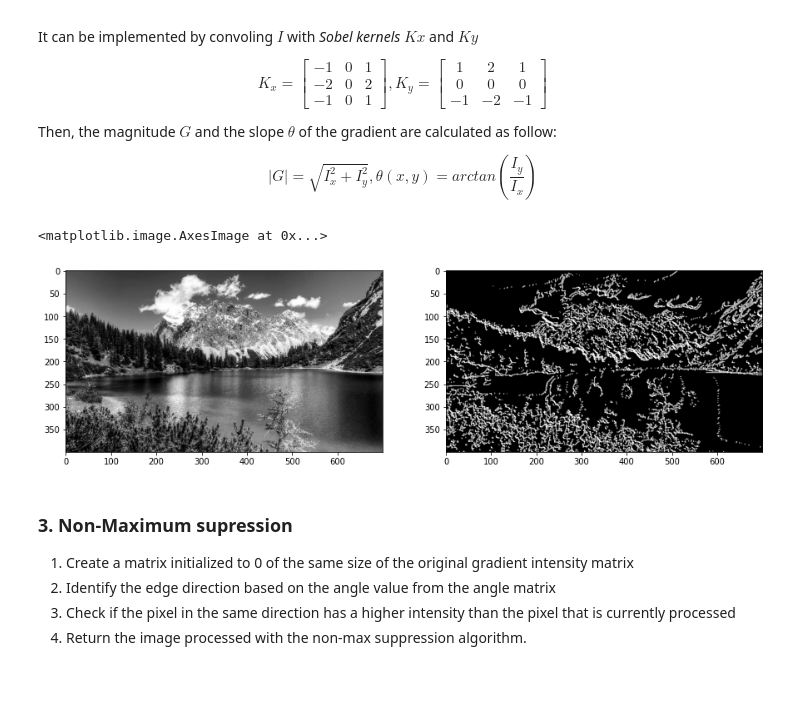
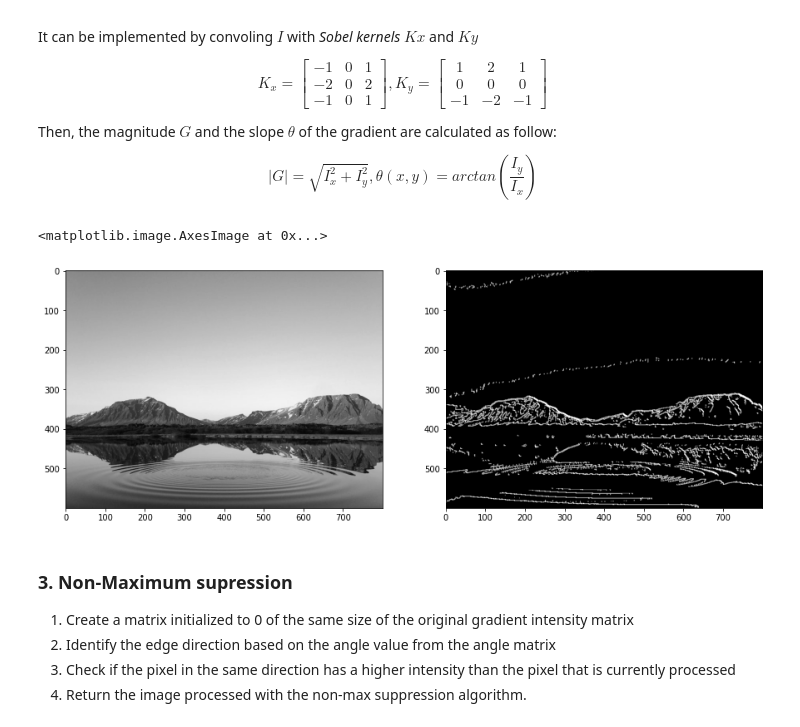
Before and after one commit to RodrigoRoman/machine_learning, a Jupyter notebook: 3_sobel_canny_edge_detection.ipynb, the cells around one changed output. Saved outputs shown, nothing was run; the diff lists cells and outputs as text; code cells hidden in the pictures; blank space fills up the shorter version.

```diff
--- a/3_sobel_canny_edge_detection.ipynb
+++ b/3_sobel_canny_edge_detection.ipynb
@@ -85,7 +90,7 @@ Steps:
 
 **Pre-requisite:** Convert the image to grayscale before algorithm.
 # %%
-img = cv2.imread('data/image.jpg')
+img = cv2.imread('mountains.jpg')
 
 img_color = cv2.cvtColor(img, cv2.COLOR_BGR2RGB)
 img_gray = cv2.cvtColor(img, cv2.COLOR_BGR2GRAY)
@@ -174,21 +179,26 @@ def sobel_filters(img):
     Iy = ndimage.filters.convolve(img, Ky)
 
     G = np.hypot(Ix, Iy)
-    G = G / G.max() * 255
+    div_value = 1
+    if(G.max()!=0):
+      div_value= G.max()
+
+    G = G / div_value * 255
     theta = np.arctan2(Iy, Ix)
 
     return (G, theta)
 # %%
 G, theta = sobel_filters(img_gaussian)
 
 plt.figure(figsize=(15, 8))
 plt.subplot(1, 2, 1)
 plt.imshow(img_gray, cmap="gray")
 plt.subplot(1, 2, 2)
+G = G.astype(np.uint8)
 plt.imshow(G, cmap="gray")
 # %% [output]
 <matplotlib.image.AxesImage at 0x...>
-[figure, old version]
+[figure, new version]
 # %% [markdown]
 ### 3. Non-Maximum supression
 
```
Also changed, not shown: parts of 15 cells of this notebook.
